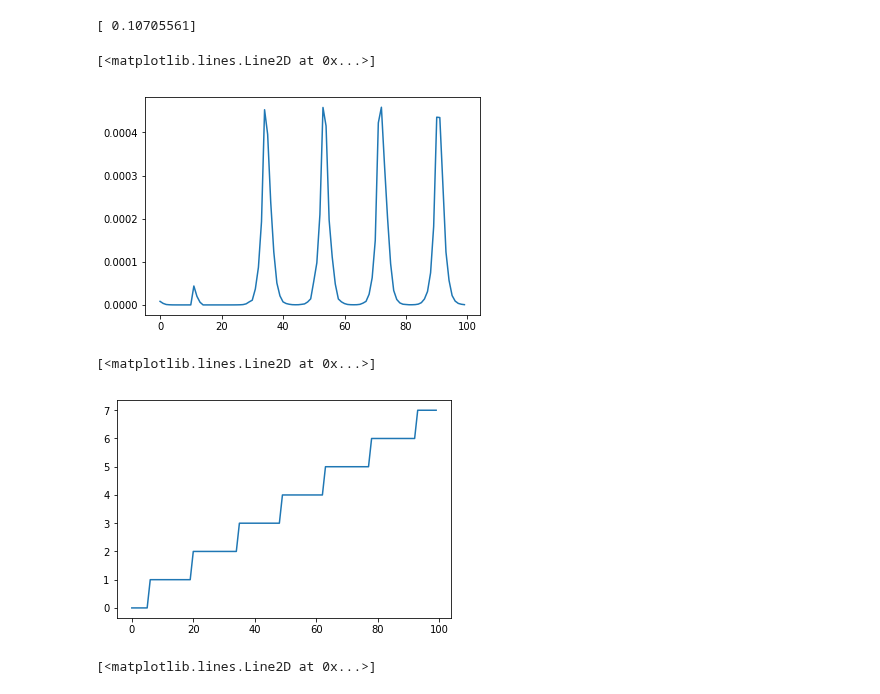
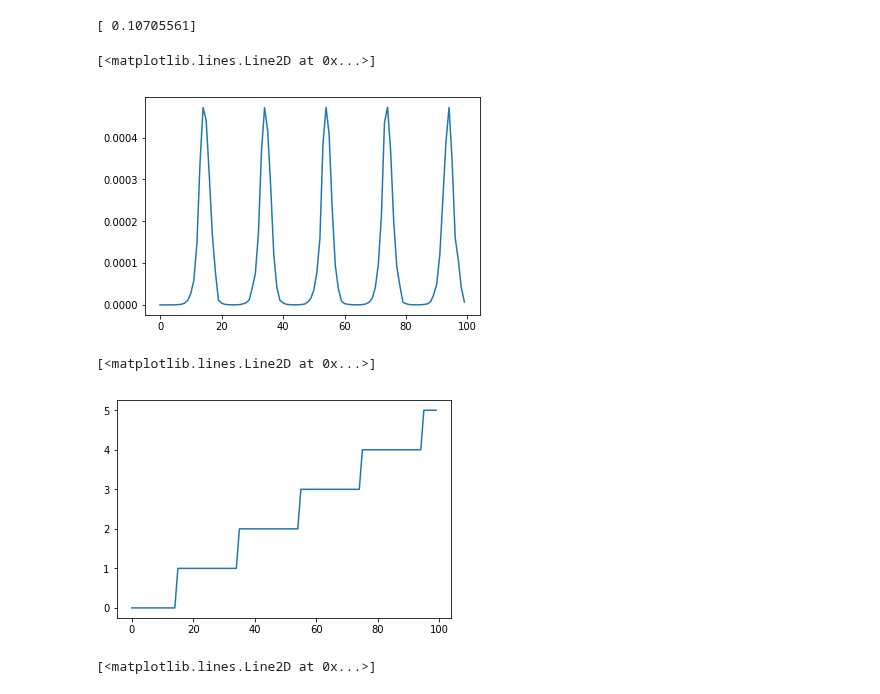
Before and after one commit to Quantumgame/quantum-ml, a Jupyter notebook: test_notebooks/distributions.ipynb, the cells around one changed output. Saved outputs shown, nothing was run; the diff lists cells and outputs as text; code cells hidden in the pictures.

```diff
--- a/test_notebooks/distributions.ipynb
+++ b/test_notebooks/distributions.ipynb
@@ -29,7 +29,7 @@ def get_dot_current_and_charge(physics_model,graph_model,tf_strategy):
         charge_state = graph.get_charge_state()[0]
 
         del graph
-    except exceptions.InvalidChargeState:
+    except (exceptions.InvalidChargeState,np.linalg.LinAlgError) as e:
         current = 0
         # no dot
         charge_state = 0
@@ -83,7 +83,7 @@ b2 = (-200e-3,0.30,0.1,1)
 
 K_onsite = 5e-3
 # number of random samples to use
-N_samples = 1000
+N_samples = 1
 sigma_mu = 0.05
 
 def create_dist(mean,sigma_mu,N_samples):
@@ -127,7 +127,7 @@ for i in range(N_samples):
     battery_weight = 1000
 
     # graph parameters
-    graph_model = (15,1)
+    graph_model = (10,1)
 
     tf_strategy = 'simple'
 
@@ -208,15 +203,15 @@ print(b2_h_dist)
 # %% [output]
 [ 0.10705561]
 # %%
-plt.plot(I_vec[9])
+plt.plot(I_vec[0])
 # %% [output]
 [<matplotlib.lines.Line2D at 0x...>]
-[figure, old version]
+[figure, new version]
 # %%
 plt.plot(charge_state_vec[0])
 # %% [output]
 [<matplotlib.lines.Line2D at 0x...>]
-[figure, old version]
+[figure, new version]
 # %%
 plt.plot(x,V)
 # %% [output]
```
Also changed, not shown: parts of 7 cells of this notebook, 21 other files.
